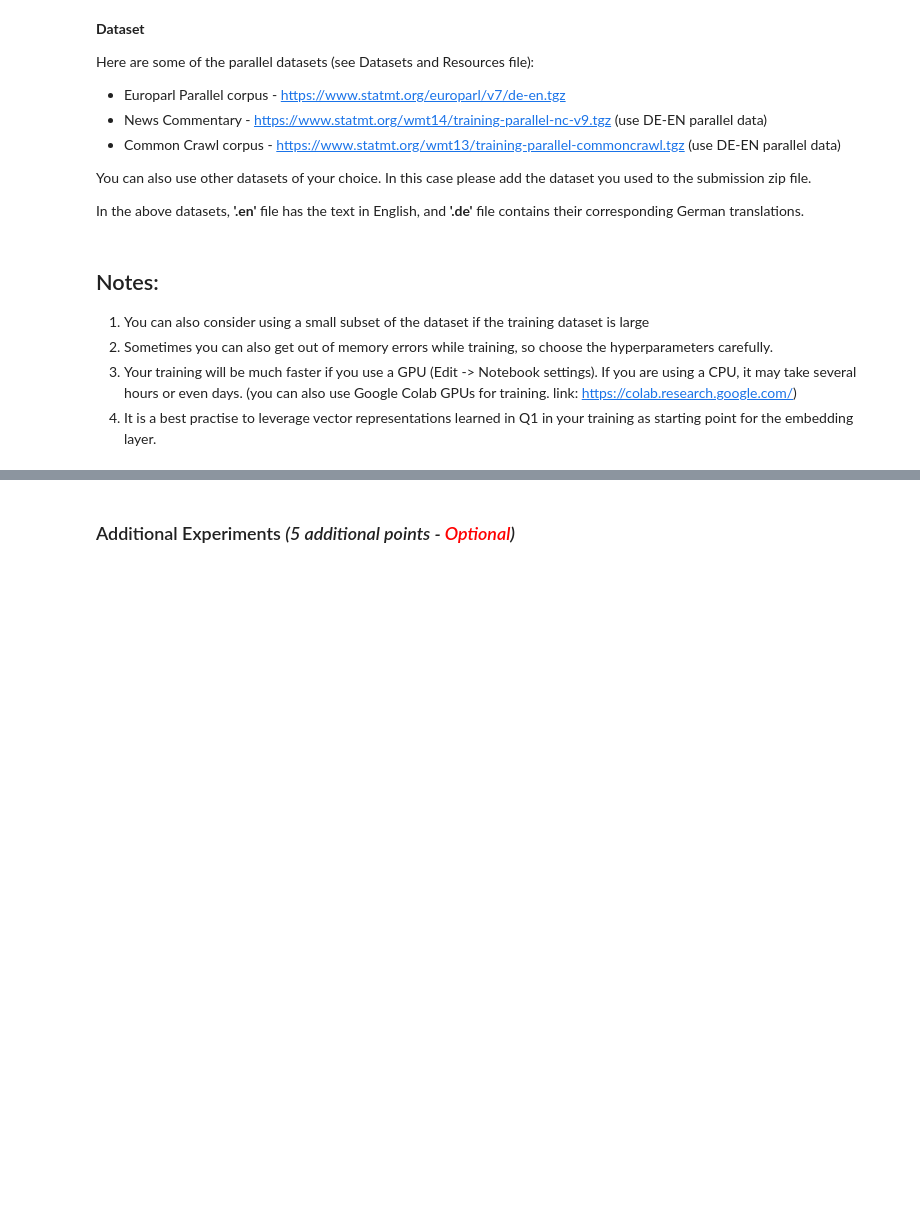
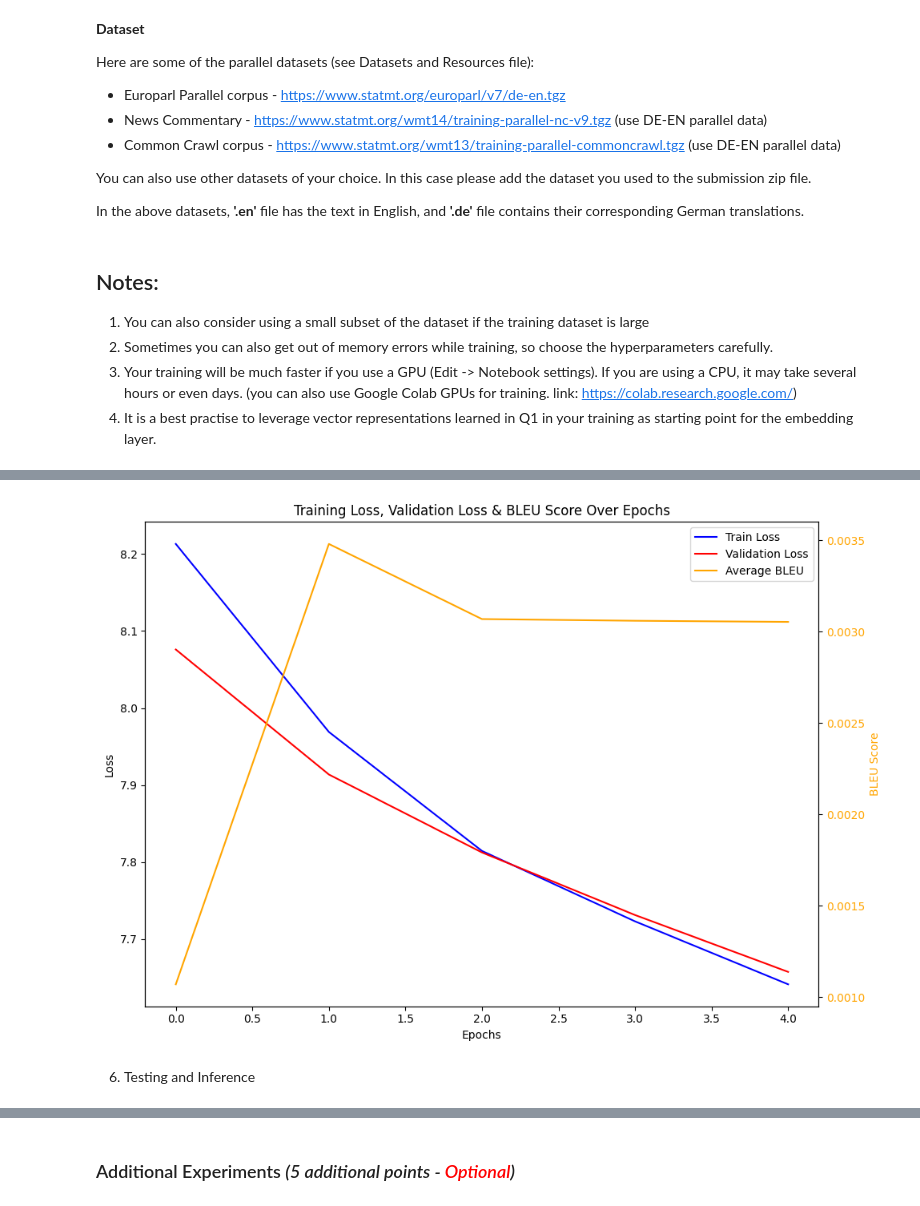
Before and after one commit to jdai01/CAI_NatL, a Jupyter notebook: Assignment 3/Assignment_3_SS25.ipynb, the cells around one changed output, grey strips where cells are left out. Cells and saved outputs as stored; diff of their text form; code cells hidden in the pictures; blank space fills up the shorter version.

Commit message:
Created using Colab: Transformer model added

```diff
--- a/Assignment 3/Assignment_3_SS25.ipynb
+++ b/Assignment 3/Assignment_3_SS25.ipynb
@@ -513,0 +427,6 @@ NameError: name 'get_tokenizer' is not defined
+# %%
+# Train-test data split
+train_csv, test_csv = train_test_split(translation_df, test_size=0.1)
+
+print(len(train_csv))
+print(len(test_csv))
@@ -513,0 +830,11 @@ NameError: name 'get_tokenizer' is not defined
+# %%
+train_loss_list, valid_loss_list, avg_bleu_list = [], [], []
+for epoch in range(1, NUM_EPOCHS+1):
+    start_time = timer()
+    train_loss = train_epoch(model, optimizer)
+    valid_loss, avg_bleu = evaluate(model)
+    end_time = timer()
+    train_loss_list.append(train_loss)
+    valid_loss_list.append(valid_loss)
+    avg_bleu_list.append(avg_bleu)
+    print((f"Epoch: {epoch}, Train loss: {train_loss:.3f}, Val loss: {valid_loss:.3f}, BLEU score: {avg_bleu:.4f}, "f"Epoch time = {(end_time - start_time):.3f}s \n"))
@@ -513,0 +861,37 @@ NameError: name 'get_tokenizer' is not defined
+# %%
+def save_plots(train_loss, valid_loss, avg_bleu):
+    """
+    Function to save the loss plots to disk.
+    """
+    fig, ax1 = plt.subplots(figsize=(10, 7))
+
+    # Plot train and validation loss on primary y-axis
+    ax1.plot(train_loss, color='blue', linestyle='-', label='Train Loss')
+    ax1.plot(valid_loss, color='red', linestyle='-', label='Validation Loss')
+    ax1.set_xlabel('Epochs')
+    ax1.set_ylabel('Loss', color='black')
+    ax1.tick_params(axis='y', labelcolor='black')
+
+    # Second y-axis for BLEU scores
+    ax2 = ax1.twinx()
+    ax2.plot(avg_bleu_list, color='orange', linestyle='-', label='Average BLEU')
+    ax2.set_ylabel('BLEU Score', color='orange')
+    ax2.tick_params(axis='y', labelcolor='orange')
+
+    # Combine legends from both axes
+    lines_1, labels_1 = ax1.get_legend_handles_labels()
+    lines_2, labels_2 = ax2.get_legend_handles_labels()
+    ax1.legend(lines_1 + lines_2, labels_1 + labels_2, loc='upper right')
+
+    # Save and show
+    plt.title('Training Loss, Validation Loss & BLEU Score Over Epochs')
+    plt.tight_layout()
+    os.makedirs('outputs', exist_ok=True)
+    plt.savefig(os.path.join('outputs', 'loss_bleu.png'))
+    plt.show()
+
+save_plots(train_loss_list, valid_loss_list, avg_bleu_list)
+# %% [output]
+[figure, added]
+# %% [markdown]
+6. Testing and Inference
```
Also changed, not shown: parts of 50 cells of this notebook.
